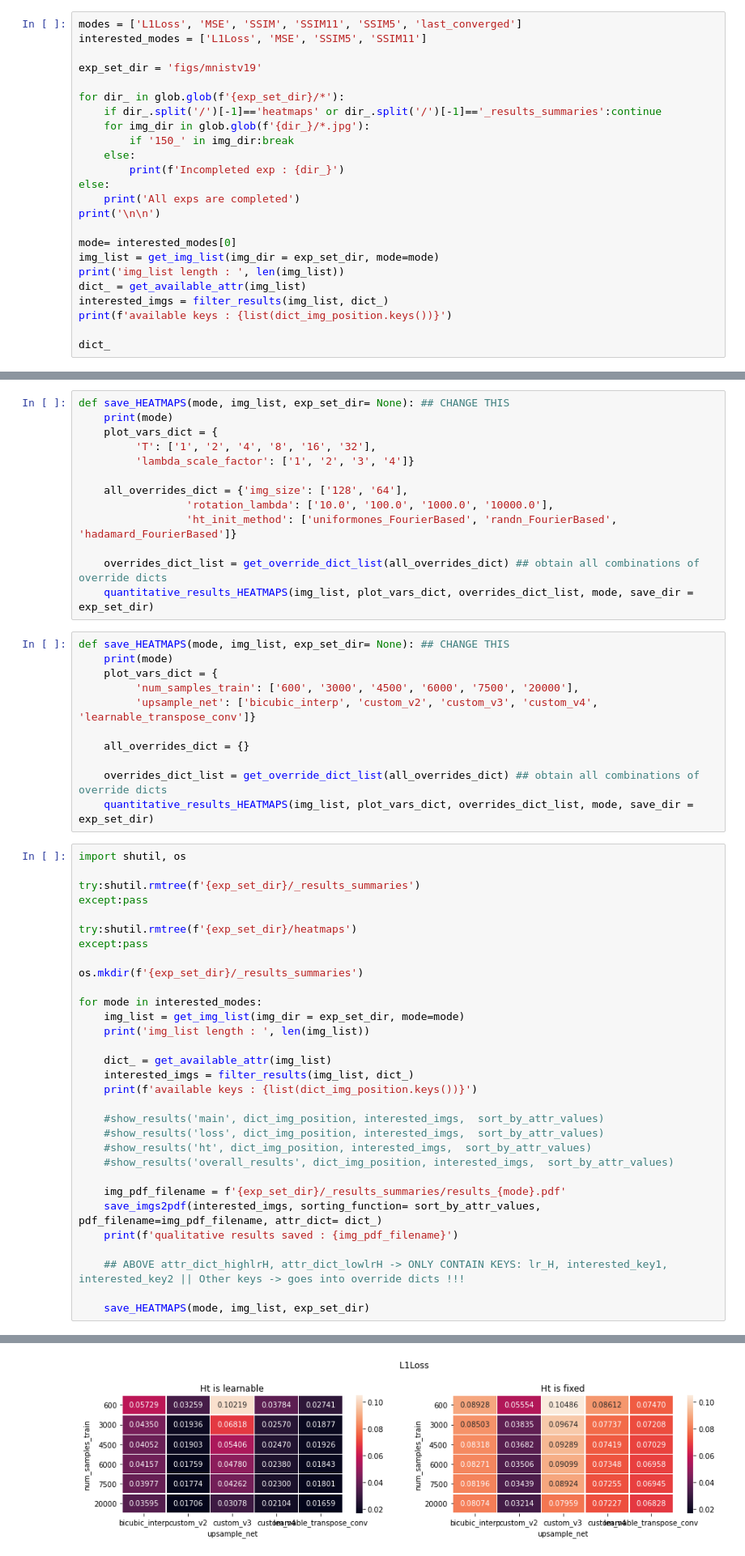
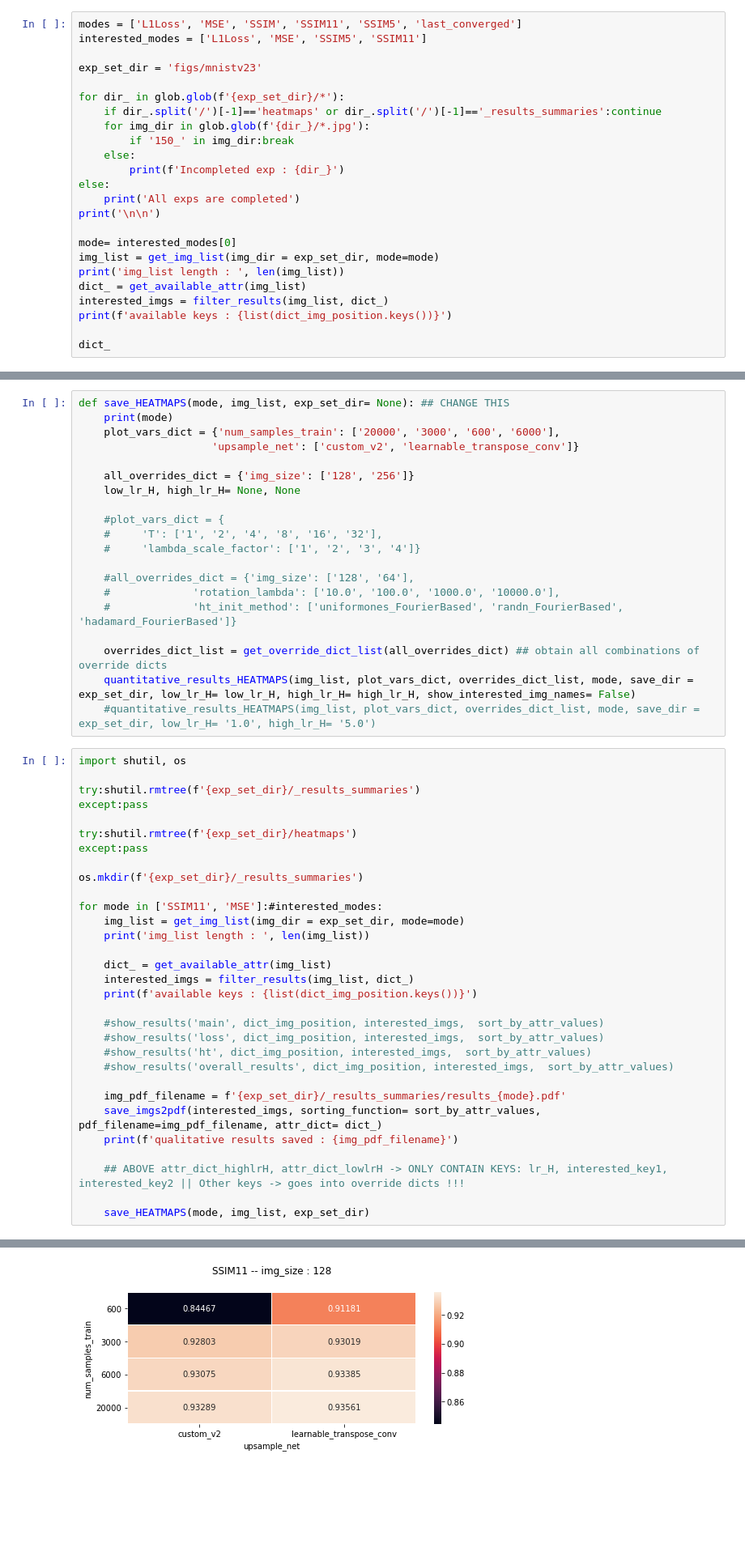
Before and after one commit to dushanw/DabbaMu-DEEP-TFM, a Jupyter notebook: aim2/summarize_results.ipynb, the cells around one changed output, grey strips where cells are left out. Shown: that part at 81% size. Drawn from its saved outputs; the diff is of its cells as text; blank space fills up the shorter version.

```diff
--- a/aim2/summarize_results.ipynb
+++ b/aim2/summarize_results.ipynb
@@ -25,7 +25,7 @@ import glob
 modes = ['L1Loss', 'MSE', 'SSIM', 'SSIM11', 'SSIM5', 'last_converged']
 interested_modes = ['L1Loss', 'MSE', 'SSIM5', 'SSIM11']
 
-exp_set_dir = 'figs/mnistv19'
+exp_set_dir = 'figs/mnistv23'
 
 for dir_ in glob.glob(f'{exp_set_dir}/*'):
     if dir_.split('/')[-1]=='heatmaps' or dir_.split('/')[-1]=='_results_summaries':continue
@@ -69,27 +63,23 @@ available keys : ['main', 'ht', 'loss', 'overall_results']
 # %%
 def save_HEATMAPS(mode, img_list, exp_set_dir= None): ## CHANGE THIS
     print(mode)
-    plot_vars_dict = {
-         'T': ['1', '2', '4', '8', '16', '32'],
-         'lambda_scale_factor': ['1', '2', '3', '4']}
+    plot_vars_dict = {'num_samples_train': ['20000', '3000', '600', '6000'],
+                     'upsample_net': ['custom_v2', 'learnable_transpose_conv']}
 
-    all_overrides_dict = {'img_size': ['128', '64'],
-                 'rotation_lambda': ['10.0', '100.0', '1000.0', '10000.0'],
-                 'ht_init_method': ['uniformones_FourierBased', 'randn_FourierBased', 'hadamard_FourierBased']}
+    all_overrides_dict = {'img_size': ['128', '256']}
+    low_lr_H, high_lr_H= None, None
+
+    #plot_vars_dict = {
+    #     'T': ['1', '2', '4', '8', '16', '32'],
+    #     'lambda_scale_factor': ['1', '2', '3', '4']}
+
+    #all_overrides_dict = {'img_size': ['128', '64'],
+    #             'rotation_lambda': ['10.0', '100.0', '1000.0', '10000.0'],
+    #             'ht_init_method': ['uniformones_FourierBased', 'randn_FourierBased', 'hadamard_FourierBased']}
 
     overrides_dict_list = get_override_dict_list(all_overrides_dict) ## obtain all combinations of override dicts
-    quantitative_results_HEATMAPS(img_list, plot_vars_dict, overrides_dict_list, mode, save_dir = exp_set_dir)
+    quantitative_results_HEATMAPS(img_list, plot_vars_dict, overrides_dict_list, mode, save_dir = exp_set_dir, low_lr_H= low_lr_H, high_lr_H= high_lr_H, show_interested_img_names= False)
+    #quantitative_results_HEATMAPS(img_list, plot_vars_dict, overrides_dict_list, mode, save_dir = exp_set_dir, low_lr_H= '1.0', high_lr_H= '5.0')
-# %%
-def save_HEATMAPS(mode, img_list, exp_set_dir= None): ## CHANGE THIS
-    print(mode)
-    plot_vars_dict = {
-         'num_samples_train': ['600', '3000', '4500', '6000', '7500', '20000'],
-         'upsample_net': ['bicubic_interp', 'custom_v2', 'custom_v3', 'custom_v4', 'learnable_transpose_conv']}
-
-    all_overrides_dict = {}
-
-    overrides_dict_list = get_override_dict_list(all_overrides_dict) ## obtain all combinations of override dicts
-    quantitative_results_HEATMAPS(img_list, plot_vars_dict, overrides_dict_list, mode, save_dir = exp_set_dir)
 # %%
 import shutil, os
 
@@ -101,7 +91,7 @@ except:pass
 
 os.mkdir(f'{exp_set_dir}/_results_summaries')
 
-for mode in interested_modes:
+for mode in ['SSIM11', 'MSE']:#interested_modes:
     img_list = get_img_list(img_dir = exp_set_dir, mode=mode)
     print('img_list length : ', len(img_list))
 
@@ -138 +127 @@ override dict : {}
-[figure, old version]
+[figure, new version]
```
Also changed, not shown: parts of 2 cells of this notebook, 6 other files.
